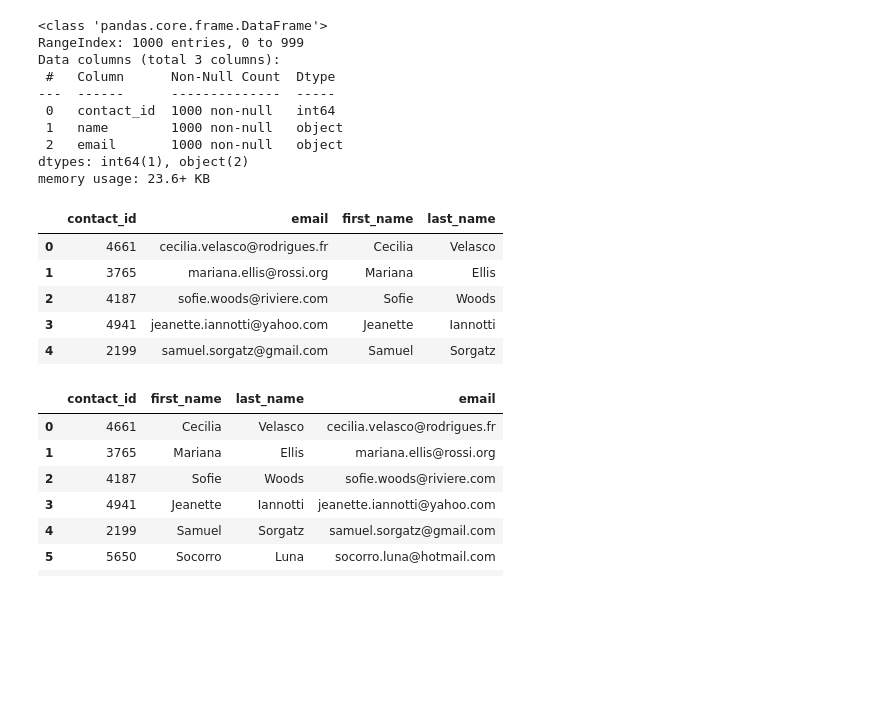
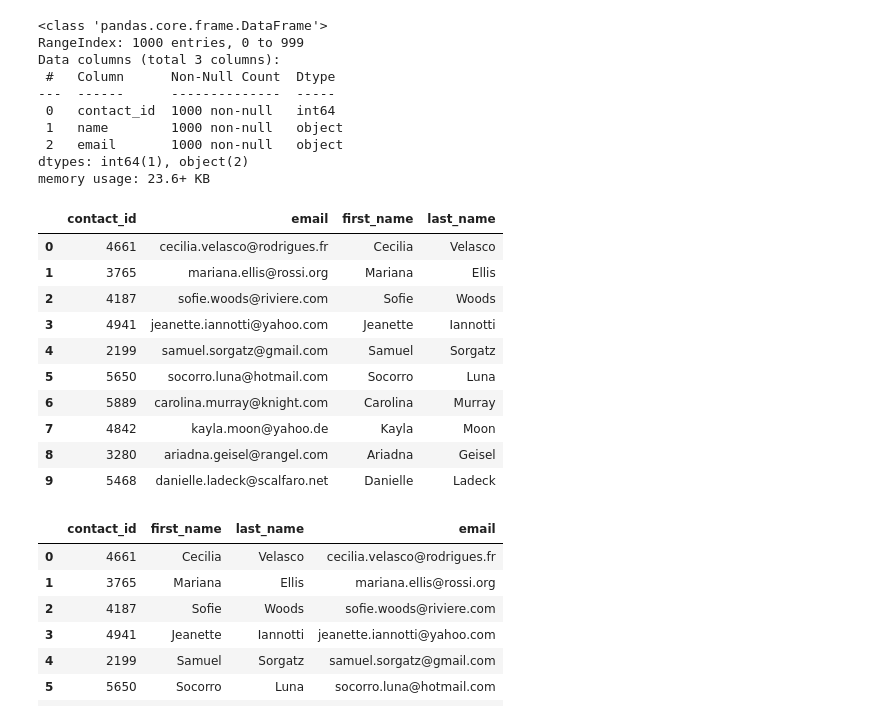
Before and after one commit to zquach/Crowdfunding_ETL, a Jupyter notebook: ETL_Mini_Project_ZQuach.ipynb, the cells around one changed output. Cells and saved outputs as stored; diff of their text form; code cells hidden in the pictures; blank space fills up the shorter version.

```diff
--- a/ETL_Mini_Project_ZQuach.ipynb
+++ b/ETL_Mini_Project_ZQuach.ipynb
@@ -396,17 +395,22 @@ memory usage: 23.6+ KB
 # %%
 # Create a "first"name" and "last_name" column with the first and last names from the "name" column.
 contact_df[['first_name', 'last_name']] = contact_df['name'].str.split(expand=True)
 
 # Drop the contact_name column
 contact_df= contact_df.drop('name', axis=1)
-contact_df.head()
+contact_df.head(10)
 # %% [output]
 |  | contact_id | email | first_name | last_name |
 | 0 | 4661 | cecilia.velasco@rodrigues.fr | Cecilia | Velasco |
 | 1 | 3765 | mariana.ellis@rossi.org | Mariana | Ellis |
 | 2 | 4187 | sofie.woods@riviere.com | Sofie | Woods |
 | 3 | 4941 | jeanette.iannotti@yahoo.com | Jeanette | Iannotti |
 | 4 | 2199 | samuel.sorgatz@gmail.com | Samuel | Sorgatz |
+| 5 | 5650 | socorro.luna@hotmail.com | Socorro | Luna |
+| 6 | 5889 | carolina.murray@knight.com | Carolina | Murray |
+| 7 | 4842 | kayla.moon@yahoo.de | Kayla | Moon |
+| 8 | 3280 | ariadna.geisel@rangel.com | Ariadna | Geisel |
+| 9 | 5468 | danielle.ladeck@scalfaro.net | Danielle | Ladeck |
 # %%
 # Reorder the columns
 contacts_df_clean = contact_df[['contact_id', 'first_name', 'last_name', 'email']]
```
Also changed, not shown: parts of 2 cells of this notebook, 3 other files.
